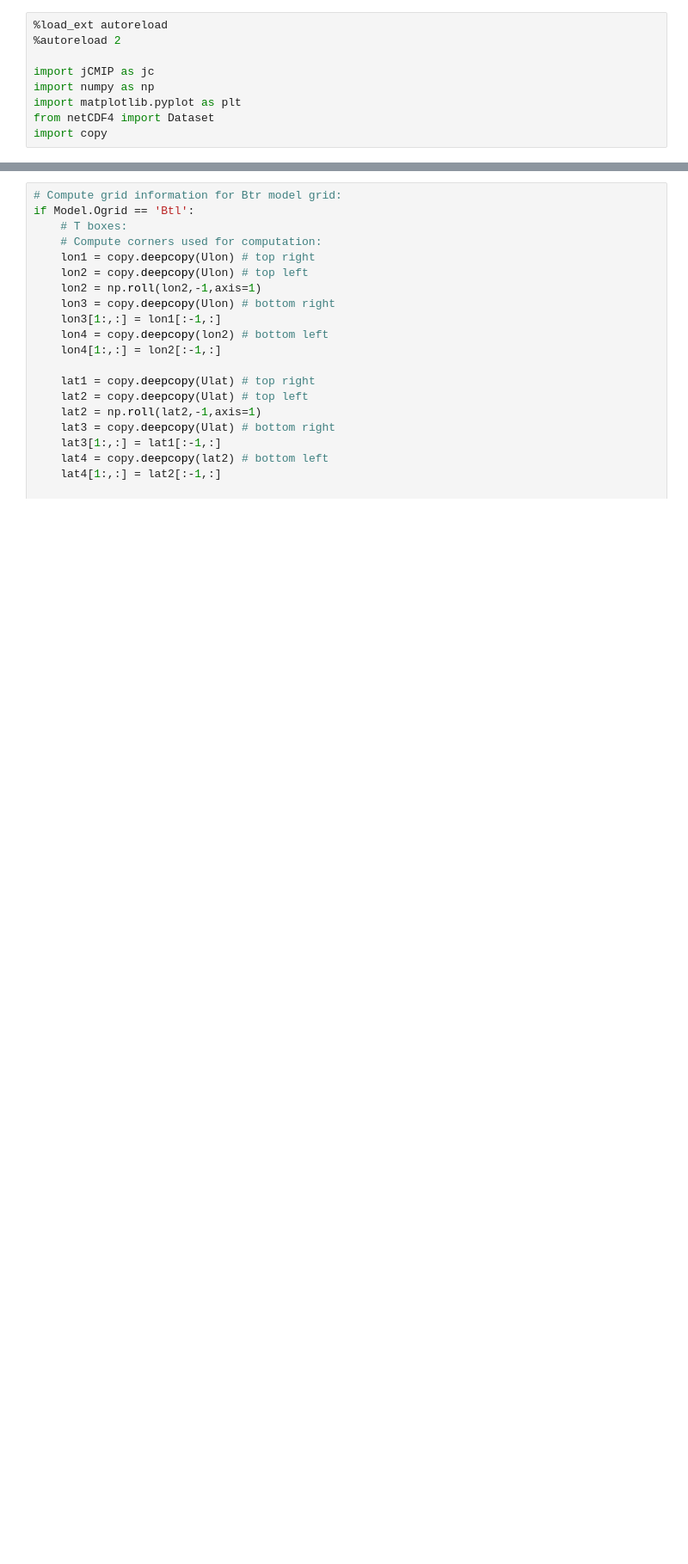
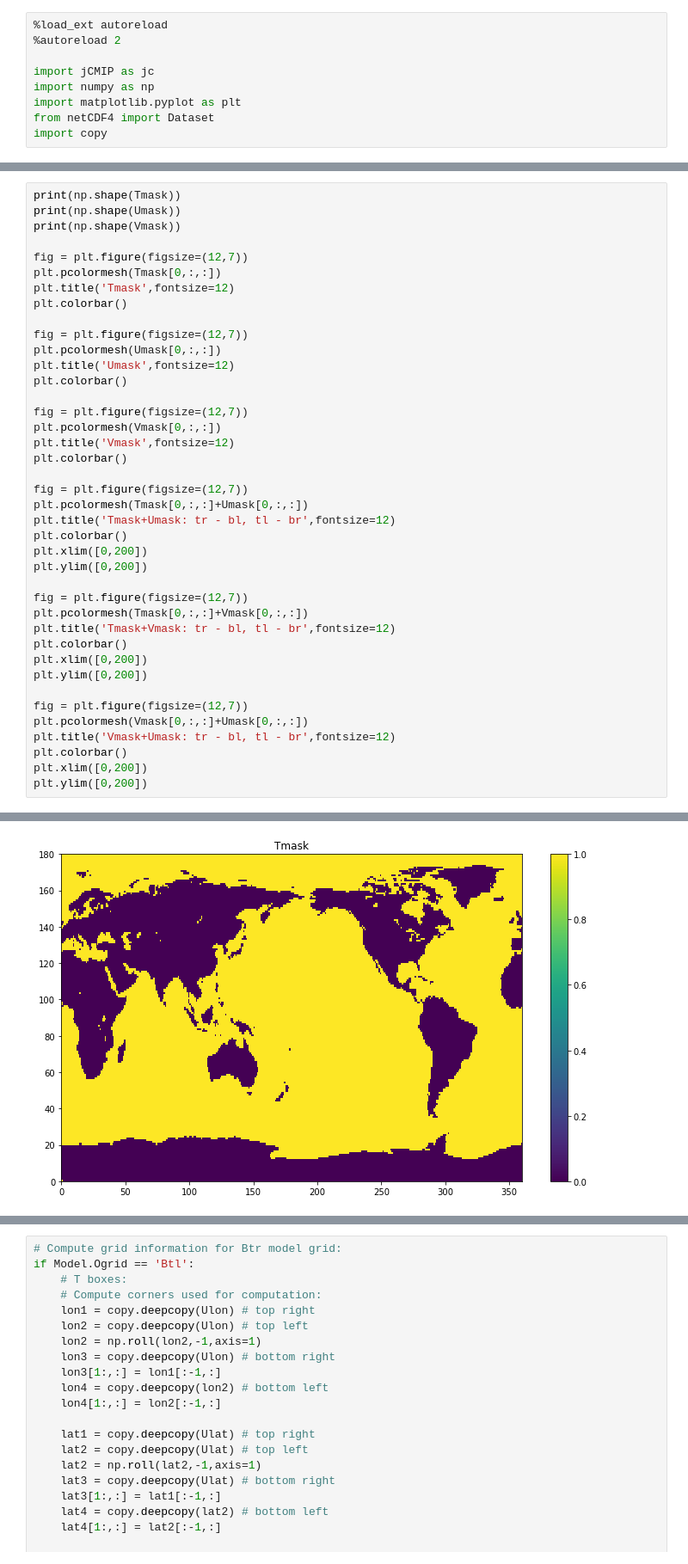
Before and after one commit to jmecki/jCMIP_setup, a Jupyter notebook: determine_Omeshmask.ipynb, the cells around one changed output, grey strips where cells are left out. Shown at 86% size. Cells and saved outputs as stored; diff of their text form; blank space fills up the shorter version.

```diff
--- a/determine_Omeshmask.ipynb
+++ b/determine_Omeshmask.ipynb
@@ -182,0 +471,41 @@ plt.colorbar()
+# %%
+print(np.shape(Tmask))
+print(np.shape(Umask))
+print(np.shape(Vmask))
+
+fig = plt.figure(figsize=(12,7))
+plt.pcolormesh(Tmask[0,:,:])
+plt.title('Tmask',fontsize=12)
+plt.colorbar()
+
+fig = plt.figure(figsize=(12,7))
+plt.pcolormesh(Umask[0,:,:])
+plt.title('Umask',fontsize=12)
+plt.colorbar()
+
+fig = plt.figure(figsize=(12,7))
+plt.pcolormesh(Vmask[0,:,:])
+plt.title('Vmask',fontsize=12)
+plt.colorbar()
+
+fig = plt.figure(figsize=(12,7))
+plt.pcolormesh(Tmask[0,:,:]+Umask[0,:,:])
+plt.title('Tmask+Umask: tr - bl, tl - br',fontsize=12)
+plt.colorbar()
+plt.xlim([0,200])
+plt.ylim([0,200])
+
+fig = plt.figure(figsize=(12,7))
+plt.pcolormesh(Tmask[0,:,:]+Vmask[0,:,:])
+plt.title('Tmask+Vmask: tr - bl, tl - br',fontsize=12)
+plt.colorbar()
+plt.xlim([0,200])
+plt.ylim([0,200])
+
+fig = plt.figure(figsize=(12,7))
+plt.pcolormesh(Vmask[0,:,:]+Umask[0,:,:])
+plt.title('Vmask+Umask: tr - bl, tl - br',fontsize=12)
+plt.colorbar()
+plt.xlim([0,200])
+plt.ylim([0,200])
+# %% [output]
@@ -182,0 +516 @@ plt.colorbar()
+[figure, added]
```
Also changed, not shown: parts of 31 cells of this notebook, 3 other files.
